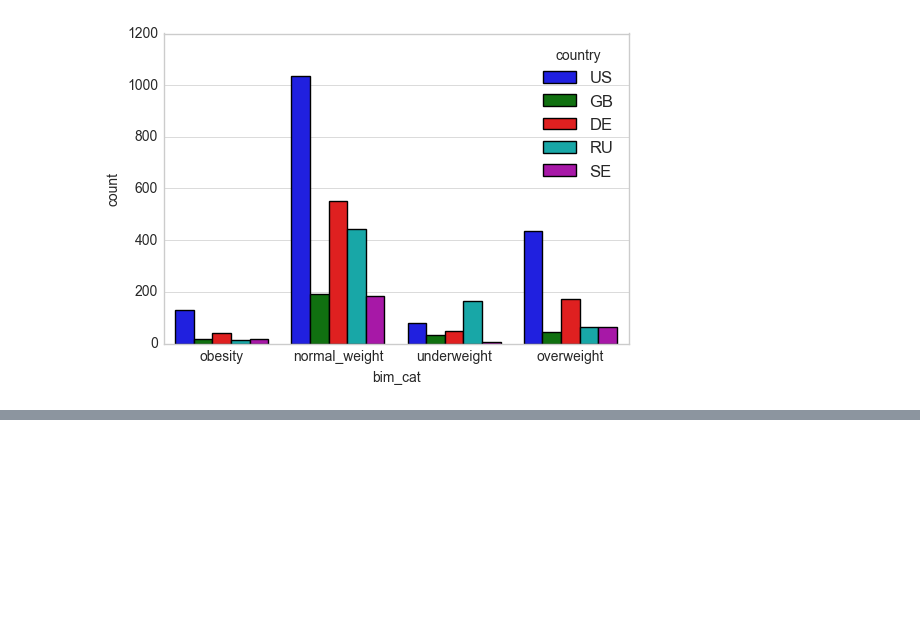
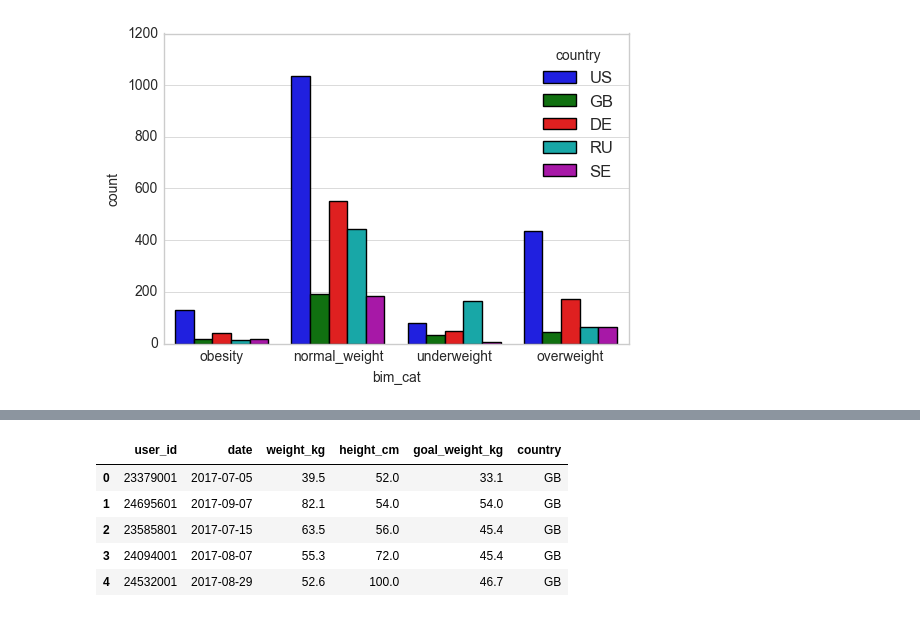
Before and after one commit to KevenLeMoing/dataviz_nutrition_sports_habits, a Jupyter notebook: notebooks/Demographics.ipynb, the cells around one changed output, grey strips where cells are left out. Saved outputs shown, nothing was run; the diff lists cells and outputs as text; code cells hidden in the pictures; blank space fills up the shorter version.

```diff
--- a/notebooks/Demographics.ipynb
+++ b/notebooks/Demographics.ipynb
@@ -257,0 +264,12 @@ first_weight_record_df.head()
+# %%
+# In order to compare, we filter the dataframe with same countries
+country2_df = first_weight_record_df.loc[(first_weight_record_df['country'] == 'US') | (first_weight_record_df['country'] == 'DE') | (first_weight_record_df['country'] == 'RU') | (first_weight_record_df['country'] == 'GB') | (first_weight_record_df['country'] == 'SE')]
+country2_df = country2_df.reset_index(drop=True)
+country2_df.head()
+# %% [output]
+|  | user_id | date | weight_kg | height_cm | goal_weight_kg | country |
+| 0 | 23379001 | 2017-07-05 | 39.5 | 52.0 | 33.1 | GB |
+| 1 | 24695601 | 2017-09-07 | 82.1 | 54.0 | 54.0 | GB |
+| 2 | 23585801 | 2017-07-15 | 63.5 | 56.0 | 45.4 | GB |
+| 3 | 24094001 | 2017-08-07 | 55.3 | 72.0 | 45.4 | GB |
+| 4 | 24532001 | 2017-08-29 | 52.6 | 100.0 | 46.7 | GB |
```
Also changed, not shown: parts of 4 cells of this notebook, 5 other files.
